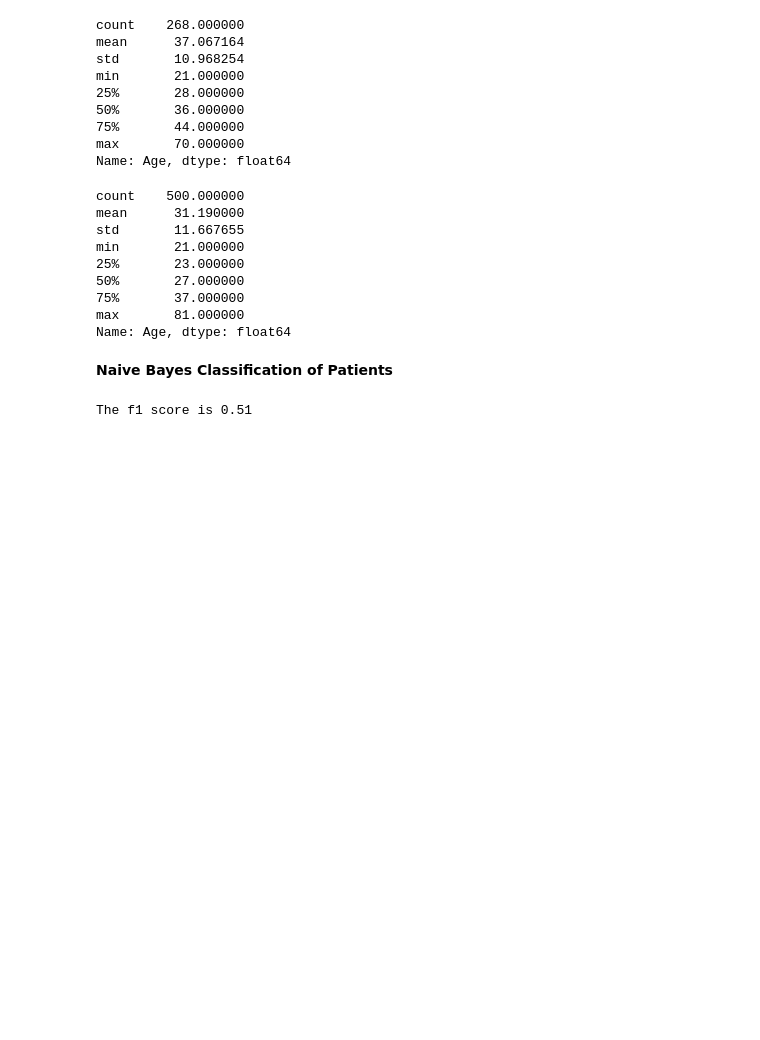
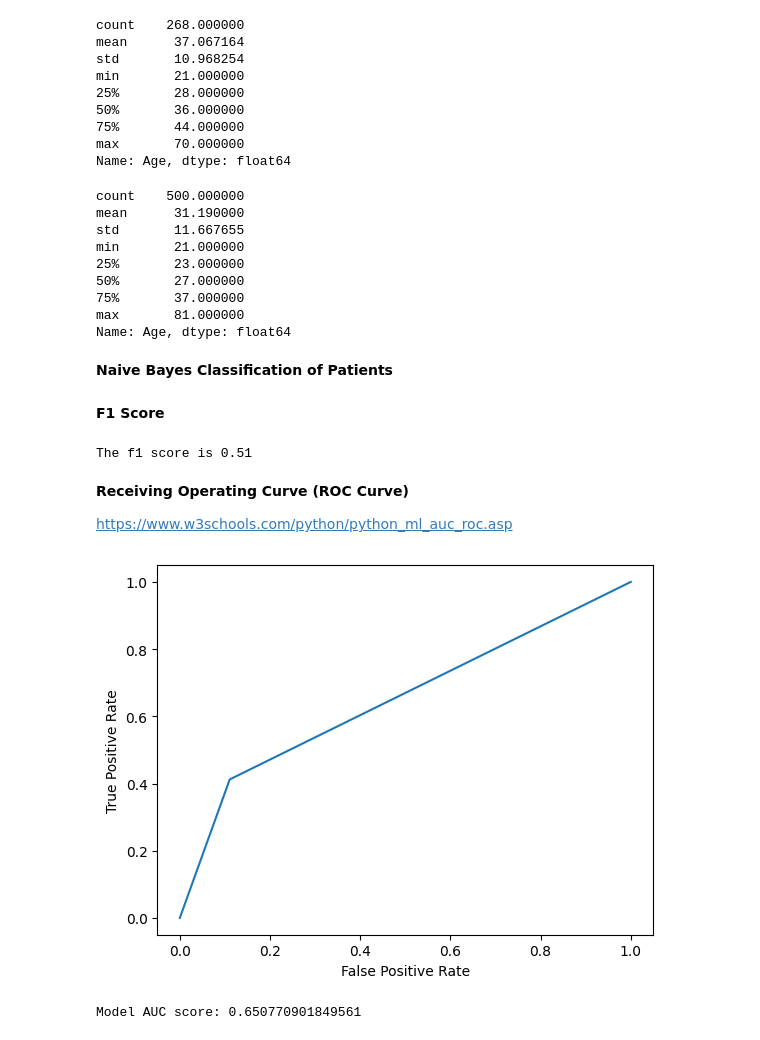
Before and after one commit to rhiats/pimaDiab, a Jupyter notebook: pima.ipynb, the cells around one changed output. Cells and saved outputs as stored; diff of their text form; code cells hidden in the pictures; blank space fills up the shorter version.

Commit message:
AUC/ ROC curve

```diff
--- a/pima.ipynb
+++ b/pima.ipynb
@@ -258,7 +259,32 @@ X_train, X_test, y_train, y_test = train_test_split(X, y, test_size=0.5, random_
 gnb = GaussianNB()
 gnb = gnb.fit(X_train, y_train)
 y_pred = gnb.predict(X_test)
+# %% [markdown]
+**F1 Score**
 # %%
 print("The f1 score is {}".format(round(f1_score(y_test, y_pred),2)))
 # %% [output]
 The f1 score is 0.51
+# %% [markdown]
+**Receiving Operating Curve (ROC Curve)**
+
+https://www.w3schools.com/python/python_ml_auc_roc.asp
+# %%
+def plot_roc_curve(true_y, y_prob):
+    """
+    Plots the roc curve based of the probabilities
+    """
+
+    fpr, tpr, thresholds = roc_curve(true_y, y_prob)
+    plt.plot(fpr, tpr)
+    plt.xlabel('False Positive Rate')
+    plt.ylabel('True Positive Rate')
+    plt.savefig("/content/drive/MyDrive/assignments/Spring24/Spec Project/output/ROC_curve.png")
+
+plot_roc_curve(y_test,y_pred)
+# %% [output]
+[figure, added]
+# %%
+print(f'Model AUC score: {roc_auc_score(y_test,y_pred)}')
+# %% [output]
+Model AUC score: 0.650770901849561
```
Also changed, not shown: parts of 2 cells of this notebook.
